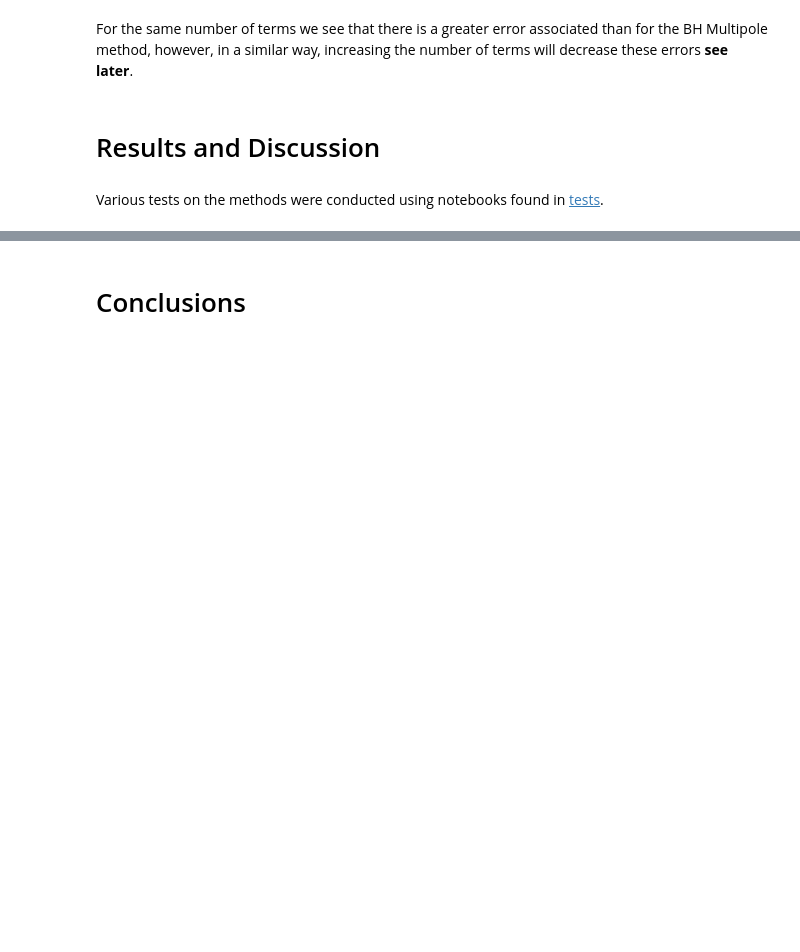
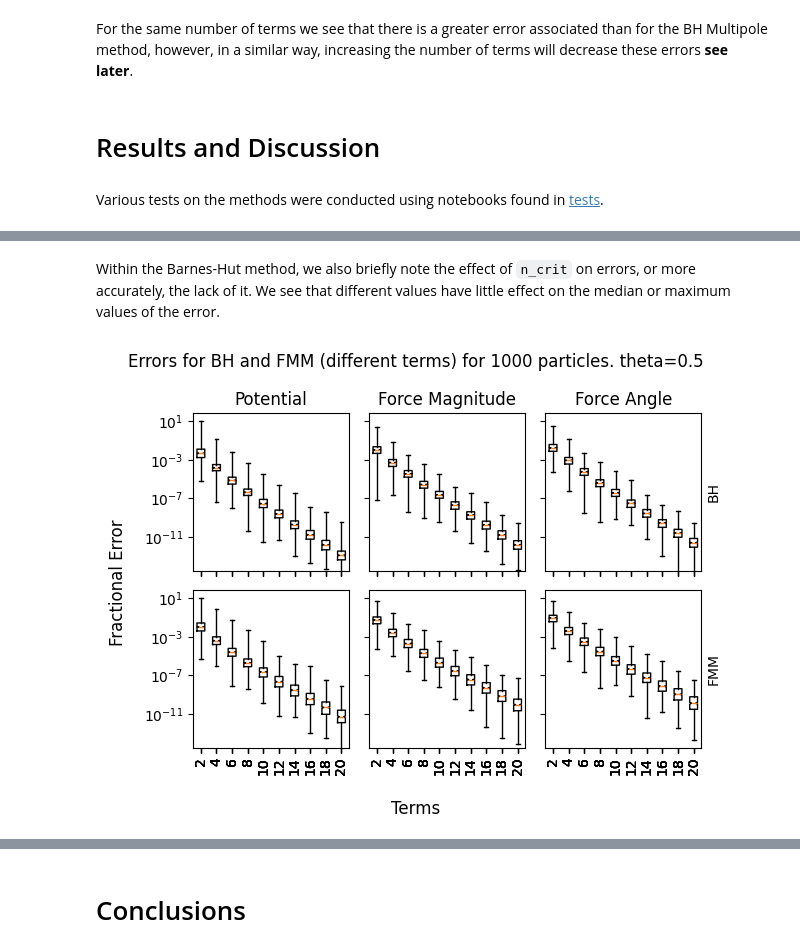
Before and after one commit to Part-II-Computational-Physics/hierarchical-methods-lb880, a Jupyter notebook: Report.ipynb, the cells around one changed output, grey strips where cells are left out. Saved outputs shown, nothing was run; the diff lists cells and outputs as text; code cells hidden in the pictures; blank space fills up the shorter version.

```diff
--- a/Report.ipynb
+++ b/Report.ipynb
@@ -325,0 +351,6 @@ fig = tests.errors.plots.general('tests/errors/data/general.npz')
+# %% [markdown]
+Within the Barnes-Hut method, we also briefly note the effect of `n_crit` on errors, or more accurately, the lack of it. We see that different values have little effect on the median or maximum values of the error.
+# %%
+fig = tests.errors.plots.terms('tests/errors/data/terms.npz')
+# %% [output]
+[figure, added]
```
Also changed, not shown: parts of 31 cells of this notebook, 16 other files.
